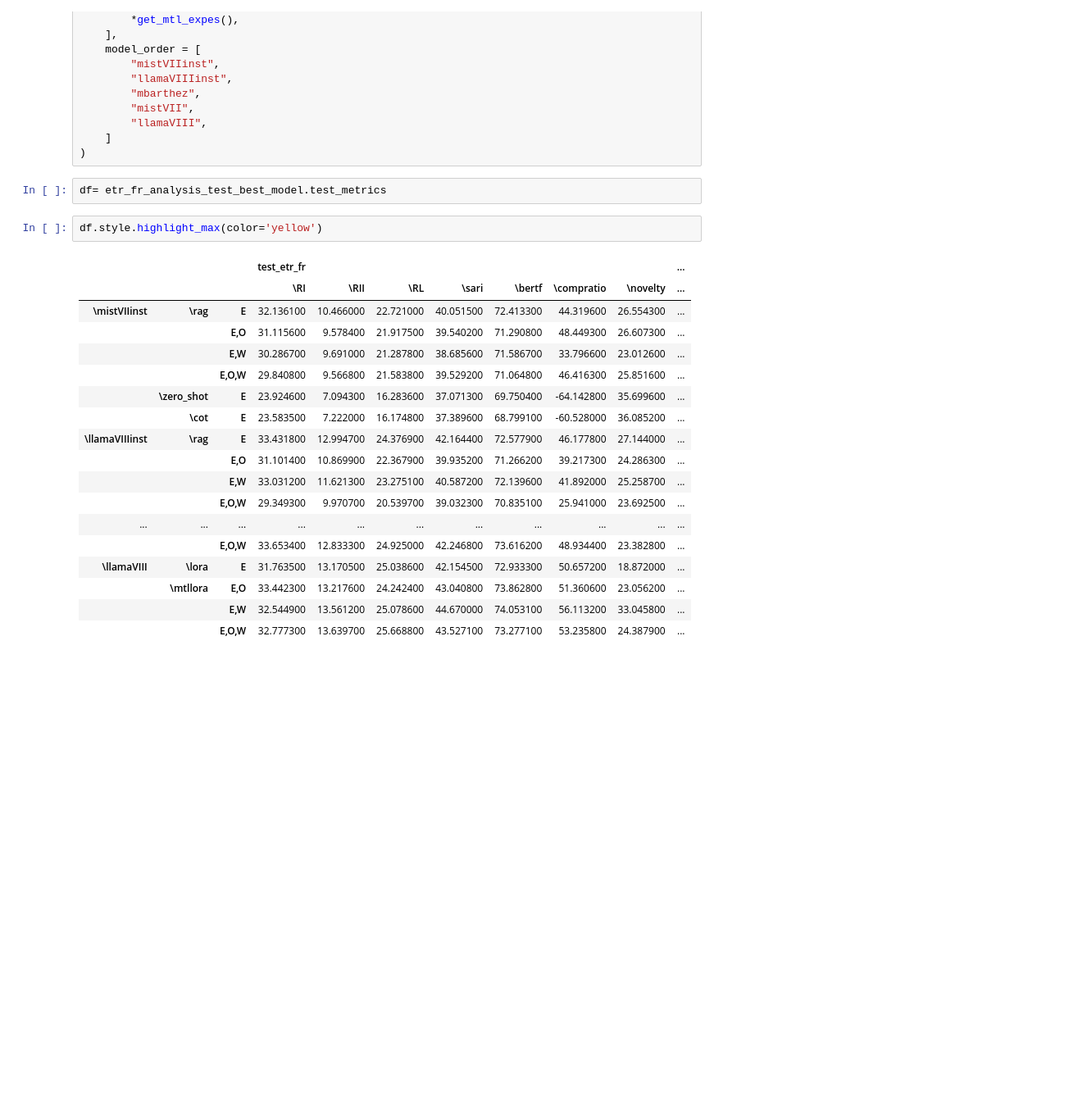
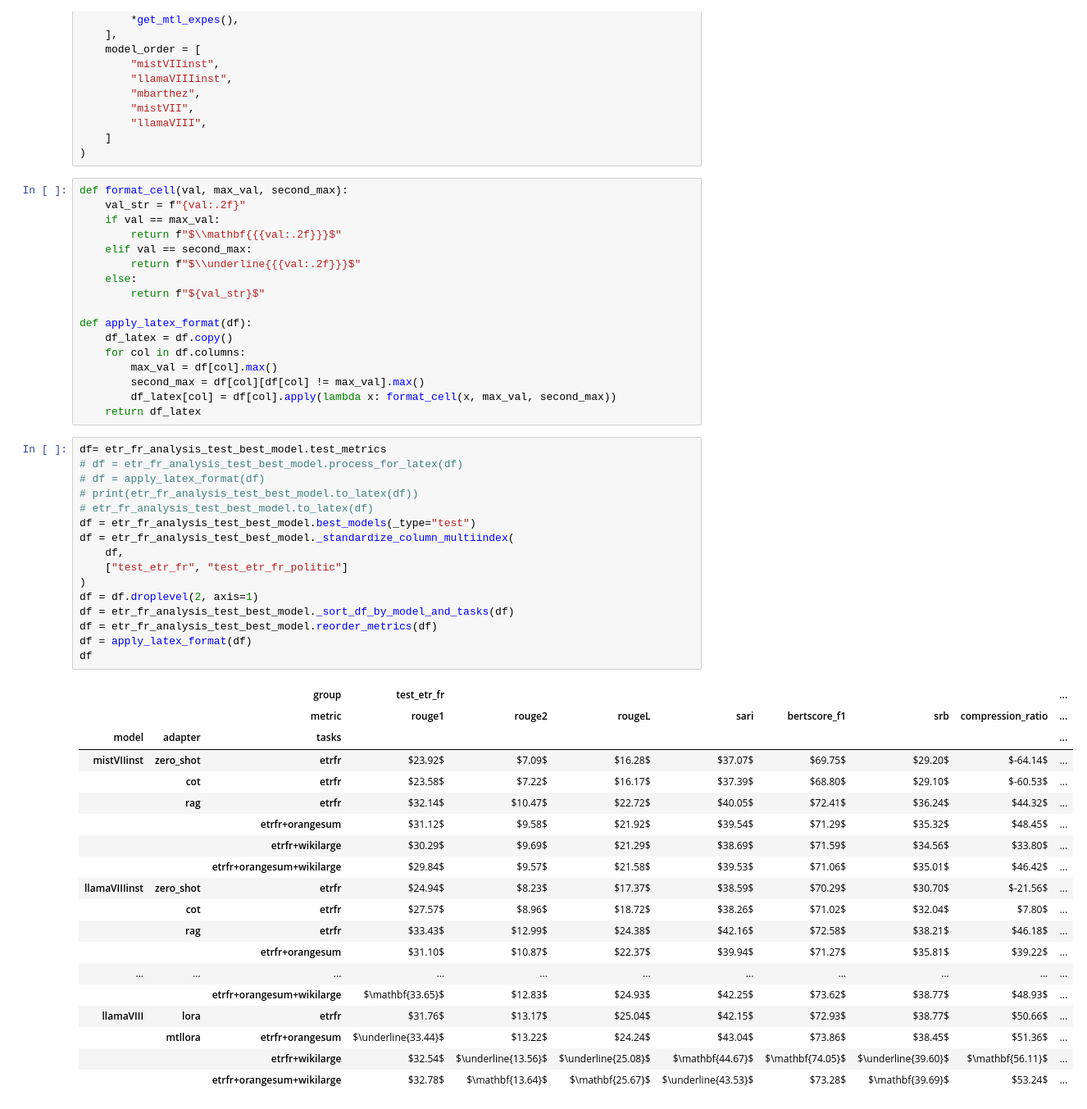
Before and after one commit to FrLdy/ETR-PEFT-Composition, a Jupyter notebook: notebooks/result_analysis/metrics.ipynb, the cells around one changed output. Shown: that part at 82% size. Cells and saved outputs as stored; diff of their text form; blank space fills up the shorter version.

```diff
--- a/notebooks/result_analysis/metrics.ipynb
+++ b/notebooks/result_analysis/metrics.ipynb
@@ -527,26 +535,56 @@ etr_fr_analysis_test_best_model = Analysis(
         "llamaVIII",
     ]
 )
-# %%
-df= etr_fr_analysis_test_best_model.test_metrics
+# %%
+def format_cell(val, max_val, second_max):
+    val_str = f"{val:.2f}"
+    if val == max_val:
+        return f"$\\mathbf{{{val:.2f}}}$"
+    elif val == second_max:
+        return f"$\\underline{{{val:.2f}}}$"
+    else:
+        return f"${val_str}$"
+
+def apply_latex_format(df):
+    df_latex = df.copy()
+    for col in df.columns:
+        max_val = df[col].max()
+        second_max = df[col][df[col] != max_val].max()
+        df_latex[col] = df[col].apply(lambda x: format_cell(x, max_val, second_max))
+    return df_latex
 # %%
-df.style.highlight_max(color='yellow')
+df= etr_fr_analysis_test_best_model.test_metrics
+# df = etr_fr_analysis_test_best_model.process_for_latex(df)
+# df = apply_latex_format(df)
+# print(etr_fr_analysis_test_best_model.to_latex(df))
+# etr_fr_analysis_test_best_model.to_latex(df)
+df = etr_fr_analysis_test_best_model.best_models(_type="test")
+df = etr_fr_analysis_test_best_model._standardize_column_multiindex(
+    df,
+    ["test_etr_fr", "test_etr_fr_politic"]
+)
+df = df.droplevel(2, axis=1)
+df = etr_fr_analysis_test_best_model._sort_df_by_model_and_tasks(df)
+df = etr_fr_analysis_test_best_model.reorder_metrics(df)
+df = apply_latex_format(df)
+df
 # %% [output]
-|  |  |  | test_etr_fr |  |  |  |  |  |  | ... |
-|  |  |  | \RI | \RII | \RL | \sari | \bertf | \compratio | \novelty | ... |
-| \mistVIIinst | \rag | E | 32.136100 | 10.466000 | 22.721000 | 40.051500 | 72.413300 | 44.319600 | 26.554300 | ... |
-|  |  | E,O | 31.115600 | 9.578400 | 21.917500 | 39.540200 | 71.290800 | 48.449300 | 26.607300 | ... |
-|  |  | E,W | 30.286700 | 9.691000 | 21.287800 | 38.685600 | 71.586700 | 33.796600 | 23.012600 | ... |
-|  |  | E,O,W | 29.840800 | 9.566800 | 21.583800 | 39.529200 | 71.064800 | 46.416300 | 25.851600 | ... |
-|  | \zero_shot | E | 23.924600 | 7.094300 | 16.283600 | 37.071300 | 69.750400 | -64.142800 | 35.699600 | ... |
-|  | \cot | E | 23.583500 | 7.222000 | 16.174800 | 37.389600 | 68.799100 | -60.528000 | 36.085200 | ... |
-| \llamaVIIIinst | \rag | E | 33.431800 | 12.994700 | 24.376900 | 42.164400 | 72.577900 | 46.177800 | 27.144000 | ... |
-|  |  | E,O | 31.101400 | 10.869900 | 22.367900 | 39.935200 | 71.266200 | 39.217300 | 24.286300 | ... |
-|  |  | E,W | 33.031200 | 11.621300 | 23.275100 | 40.587200 | 72.139600 | 41.892000 | 25.258700 | ... |
-|  |  | E,O,W | 29.349300 | 9.970700 | 20.539700 | 39.032300 | 70.835100 | 25.941000 | 23.692500 | ... |
+|  |  | group | test_etr_fr |  |  |  |  |  |  | ... |
+|  |  | metric | rouge1 | rouge2 | rougeL | sari | bertscore_f1 | srb | compression_ratio | ... |
+| model | adapter | tasks |  |  |  |  |  |  |  | ... |
+| mistVIIinst | zero_shot | etrfr | $23.92$ | $7.09$ | $16.28$ | $37.07$ | $69.75$ | $29.20$ | $-64.14$ | ... |
+|  | cot | etrfr | $23.58$ | $7.22$ | $16.17$ | $37.39$ | $68.80$ | $29.10$ | $-60.53$ | ... |
+|  | rag | etrfr | $32.14$ | $10.47$ | $22.72$ | $40.05$ | $72.41$ | $36.24$ | $44.32$ | ... |
+|  |  | etrfr+orangesum | $31.12$ | $9.58$ | $21.92$ | $39.54$ | $71.29$ | $35.32$ | $48.45$ | ... |
+|  |  | etrfr+wikilarge | $30.29$ | $9.69$ | $21.29$ | $38.69$ | $71.59$ | $34.56$ | $33.80$ | ... |
+|  |  | etrfr+orangesum+wikilarge | $29.84$ | $9.57$ | $21.58$ | $39.53$ | $71.06$ | $35.01$ | $46.42$ | ... |
+| llamaVIIIinst | zero_shot | etrfr | $24.94$ | $8.23$ | $17.37$ | $38.59$ | $70.29$ | $30.70$ | $-21.56$ | ... |
+|  | cot | etrfr | $27.57$ | $8.96$ | $18.72$ | $38.26$ | $71.02$ | $32.04$ | $7.80$ | ... |
+|  | rag | etrfr | $33.43$ | $12.99$ | $24.38$ | $42.16$ | $72.58$ | $38.21$ | $46.18$ | ... |
+|  |  | etrfr+orangesum | $31.10$ | $10.87$ | $22.37$ | $39.94$ | $71.27$ | $35.81$ | $39.22$ | ... |
 | ... | ... | ... | ... | ... | ... | ... | ... | ... | ... | ... |
-|  |  | E,O,W | 33.653400 | 12.833300 | 24.925000 | 42.246800 | 73.616200 | 48.934400 | 23.382800 | ... |
-| \llamaVIII | \lora | E | 31.763500 | 13.170500 | 25.038600 | 42.154500 | 72.933300 | 50.657200 | 18.872000 | ... |
-|  | \mtllora | E,O | 33.442300 | 13.217600 | 24.242400 | 43.040800 | 73.862800 | 51.360600 | 23.056200 | ... |
-|  |  | E,W | 32.544900 | 13.561200 | 25.078600 | 44.670000 | 74.053100 | 56.113200 | 33.045800 | ... |
-|  |  | E,O,W | 32.777300 | 13.639700 | 25.668800 | 43.527100 | 73.277100 | 53.235800 | 24.387900 | ... |
+|  |  | etrfr+orangesum+wikilarge | $\mathbf{33.65}$ | $12.83$ | $24.93$ | $42.25$ | $73.62$ | $38.77$ | $48.93$ | ... |
+| llamaVIII | lora | etrfr | $31.76$ | $13.17$ | $25.04$ | $42.15$ | $72.93$ | $38.77$ | $50.66$ | ... |
+|  | mtllora | etrfr+orangesum | $\underline{33.44}$ | $13.22$ | $24.24$ | $43.04$ | $73.86$ | $38.45$ | $51.36$ | ... |
+|  |  | etrfr+wikilarge | $32.54$ | $\underline{13.56}$ | $\underline{25.08}$ | $\mathbf{44.67}$ | $\mathbf{74.05}$ | $\underline{39.60}$ | $\mathbf{56.11}$ | ... |
+|  |  | etrfr+orangesum+wikilarge | $32.78$ | $\mathbf{13.64}$ | $\mathbf{25.67}$ | $\underline{43.53}$ | $73.28$ | $\mathbf{39.69}$ | $53.24$ | ... |
```
Also changed, not shown: parts of 12 cells of this notebook, 32 other files.
